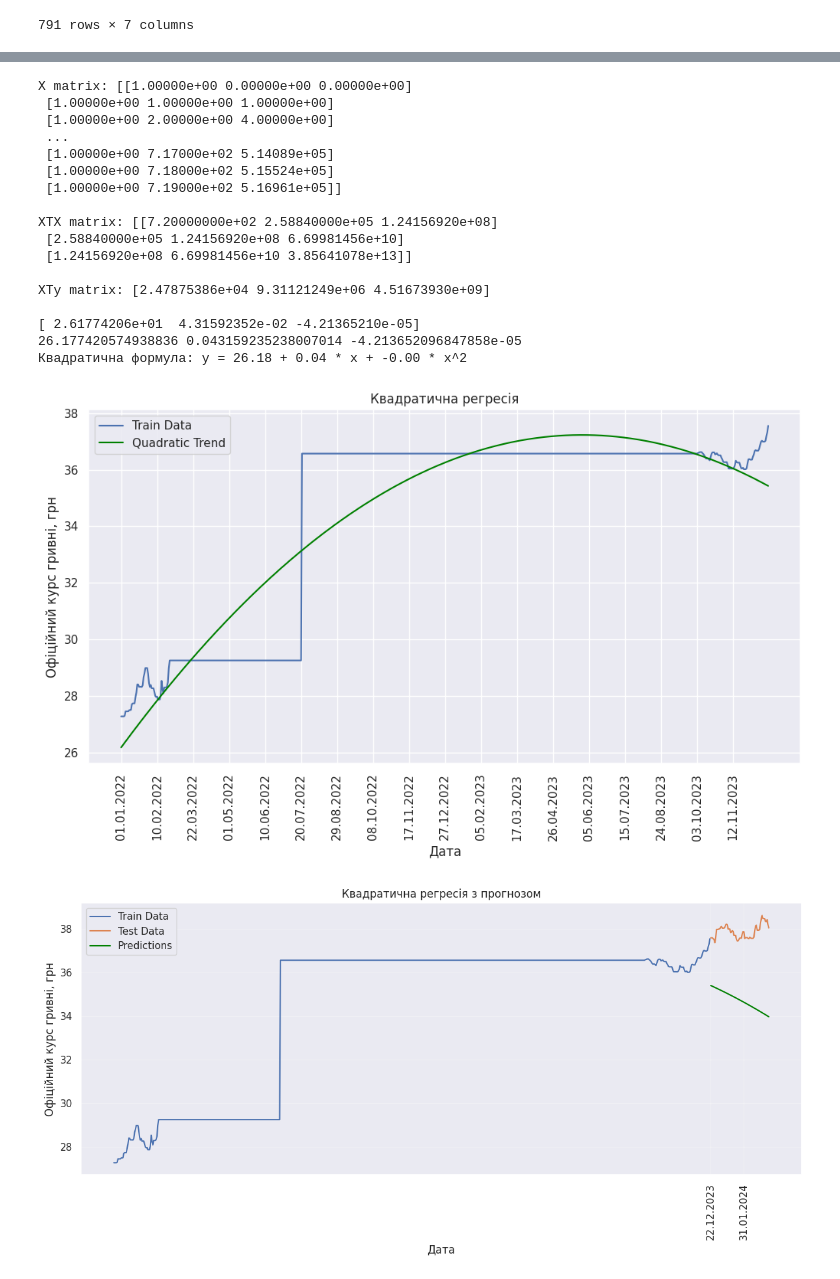
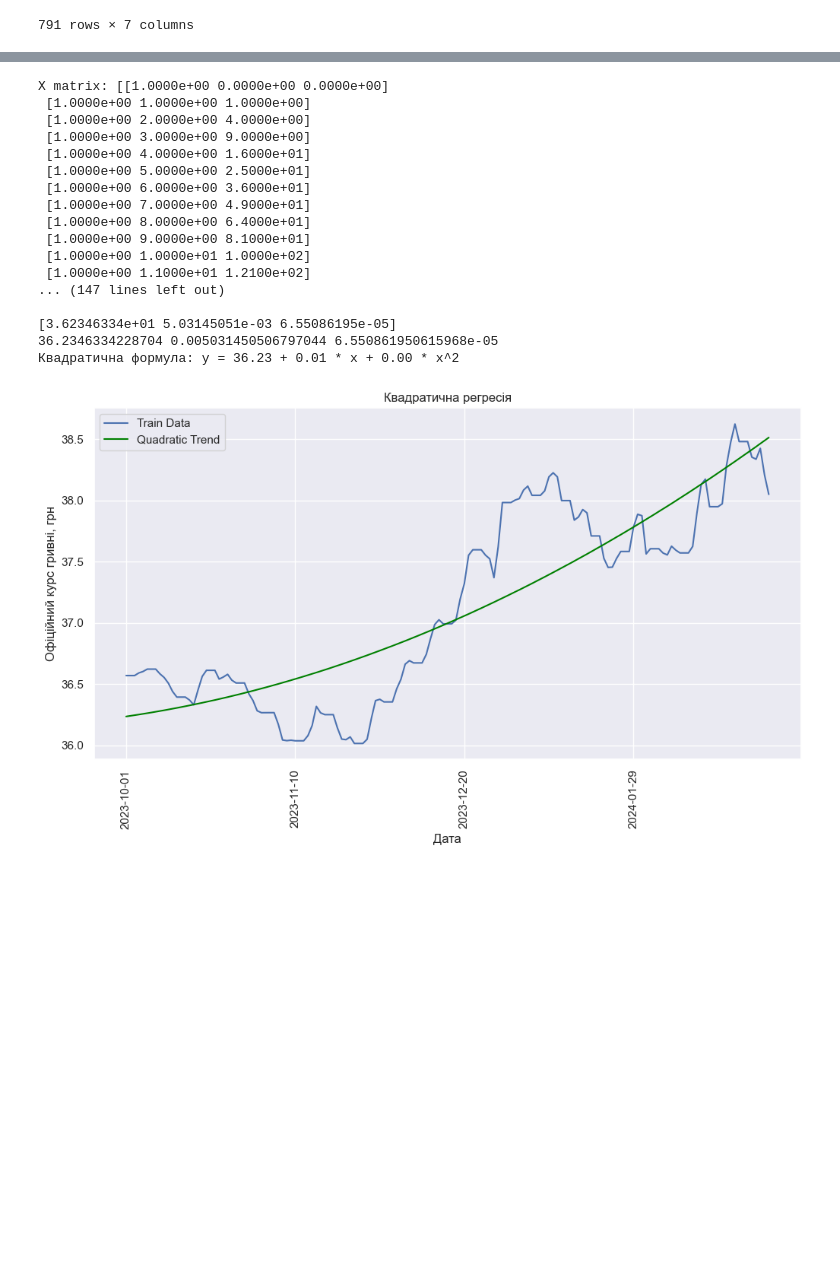
Before and after one commit to 4gn5t/DataAnalysis, a Jupyter notebook: lab9/main.ipynb, the cells around one changed output, grey strips where cells are left out. Drawn from its saved outputs; the diff is of its cells as text; code cells hidden in the pictures; blank space fills up the shorter version.

```diff
--- a/lab9/main.ipynb
+++ b/lab9/main.ipynb
@@ -21,8 +21,13 @@ df
 | 790 | 01.03.2024 | 0.0 | 840 | USD | 1 | Долар США | 38.0492 |
 791 rows × 7 columns
 # %%
-date = df['Дата'].to_numpy()
-value = df['Офіційний курс гривні, грн'].to_numpy()
+mask = pd.to_datetime(df['Дата'], format='%d.%m.%Y') >= pd.to_datetime('01.10.2023', format='%d.%m.%Y')
+_data_filtered = df[mask]
+
+date = _data_filtered['Дата'].to_numpy()
+value = _data_filtered['Офіційний курс гривні, грн'].to_numpy()
+date = pd.to_datetime(date, format='%d.%m.%Y')
+
 sns.set_theme(style="darkgrid")
 
 plt.figure(figsize=(12, 6))
@@ -126,70 +101,52 @@ def gauss_elimination(A, b):
     print(x)
     return x
 
 def quadratic_trend(x, y):
     n = len(x)
     X = np.column_stack((np.ones(n), x, x**2))
     print(f"X matrix: {X} \n")
     XTX = X.T @ X
     print(f"XTX matrix: {XTX} \n")
     XTy = X.T @ y
     print(f"XTy matrix: {XTy} \n")
 
     a, b, c  = gauss_elimination(XTX, XTy)
     print(a, b, c)
     return a, b, c
 
+train_len = 153
+train = _data_filtered.iloc[:train_len].copy()
+train['Дата'] = pd.to_datetime(train['Дата'], format='%d.%m.%Y')
+train['Офіційний курс гривні, грн'] = train['Офіційний курс гривні, грн'].astype(float)
+
 a, b, c = quadratic_trend(np.arange(len(train_data)), train_data)
 print(f"Квадратична формула: y = {a:.2f} + {b:.2f} * x + {c:.2f} * x^2")
 
 plt.figure(figsize=(12, 6))
 plt.plot(train['Дата'], train_data, label='Train Data')
 plt.plot(train['Дата'], a + b * np.arange(len(train_data)) + c * np.arange(len(train_data)) ** 2, label='Quadratic Trend', color='green')
 plt.xlabel('Дата')
 plt.ylabel('Офіційний курс гривні, грн')
 plt.title('Квадратична регресія')
 plt.xticks(train['Дата'][::40], rotation=90)
 plt.legend()
 plt.show()
-
-predictions = a + b * np.arange(len(train_data), len(train_data) + len(test_data)) + c * np.arange(len(train_data), len(train_data) + len(test_data)) ** 2
-plt.figure(figsize=(12, 6))
-plt.plot(train['Дата'], train_data, label='Train Data')
-plt.plot(test['Дата'], test_data, label='Test Data')
-plt.plot(test['Дата'], predictions, label='Predictions', color='green')
-plt.xlabel('Дата')
-plt.ylabel('Офіційний курс гривні, грн')
-plt.title('Квадратична регресія з прогнозом')
-plt.xticks(test['Дата'][::40], rotation=90)
-plt.legend()
-plt.grid(True, alpha=0.3)
-plt.tight_layout()
-plt.show()
-
-errors = test_data - predictions
-mse = np.mean(errors**2)
-rmse = np.sqrt(mse)
-mae = np.mean(np.abs(errors))
-print(f"Mean Squared Error (MSE): {mse:.4f}")
-print(f"Root Mean Squared Error (RMSE): {rmse:.4f}")
-print(f"Mean Absolute Error (MAE): {mae:.4f}")
 # %% [output]
-X matrix: [[1.00000e+00 0.00000e+00 0.00000e+00]
- [1.00000e+00 1.00000e+00 1.00000e+00]
- [1.00000e+00 2.00000e+00 4.00000e+00]
- ...
- [1.00000e+00 7.17000e+02 5.14089e+05]
- [1.00000e+00 7.18000e+02 5.15524e+05]
- [1.00000e+00 7.19000e+02 5.16961e+05]]
+X matrix: [[1.0000e+00 0.0000e+00 0.0000e+00]
+ [1.0000e+00 1.0000e+00 1.0000e+00]
+ [1.0000e+00 2.0000e+00 4.0000e+00]
+ [1.0000e+00 3.0000e+00 9.0000e+00]
+ [1.0000e+00 4.0000e+00 1.6000e+01]
+ [1.0000e+00 5.0000e+00 2.5000e+01]
+ [1.0000e+00 6.0000e+00 3.6000e+01]
+ [1.0000e+00 7.0000e+00 4.9000e+01]
+ [1.0000e+00 8.0000e+00 6.4000e+01]
+ [1.0000e+00 9.0000e+00 8.1000e+01]
+ [1.0000e+00 1.0000e+01 1.0000e+02]
+ [1.0000e+00 1.1000e+01 1.2100e+02]
+... (147 lines left out)
 
-XTX matrix: [[7.20000000e+02 2.58840000e+05 1.24156920e+08]
- [2.58840000e+05 1.24156920e+08 6.69981456e+10]
- [1.24156920e+08 6.69981456e+10 3.85641078e+13]]
-
-XTy matrix: [2.47875386e+04 9.31121249e+06 4.51673930e+09]
-
-[ 2.61774206e+01  4.31592352e-02 -4.21365210e-05]
-26.177420574938836 0.043159235238007014 -4.213652096847858e-05
-Квадратична формула: y = 26.18 + 0.04 * x + -0.00 * x^2
+[3.62346334e+01 5.03145051e-03 6.55086195e-05]
+36.2346334228704 0.005031450506797044 6.550861950615968e-05
+Квадратична формула: y = 36.23 + 0.01 * x + 0.00 * x^2
-[figure, old version]
+[figure, new version]
-[figure, removed]
```
Also changed, not shown: parts of 3 cells of this notebook, 2 other files.
